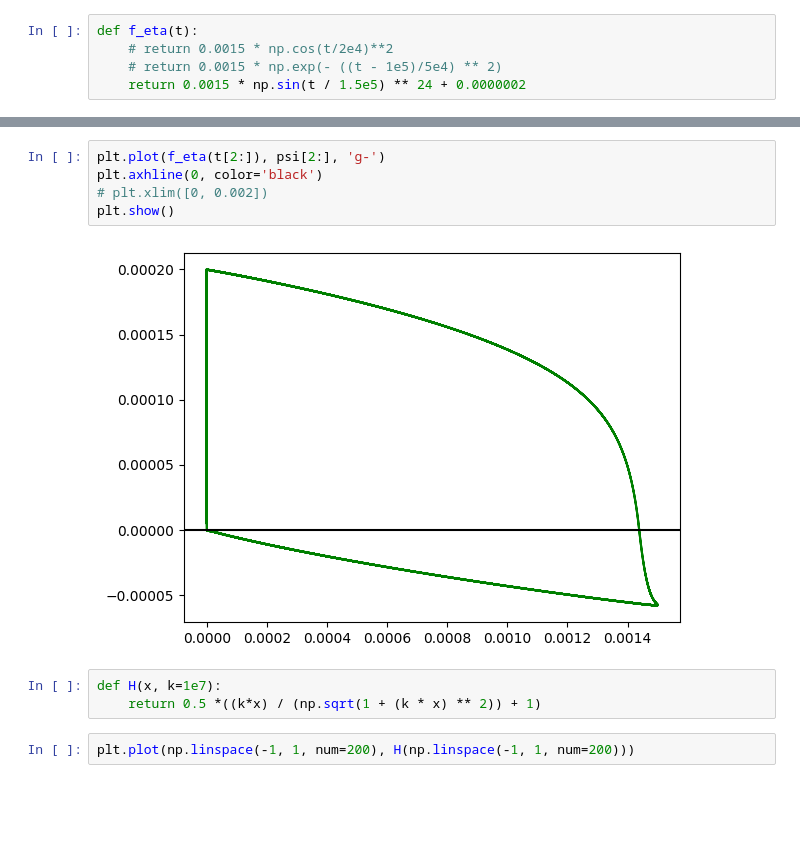
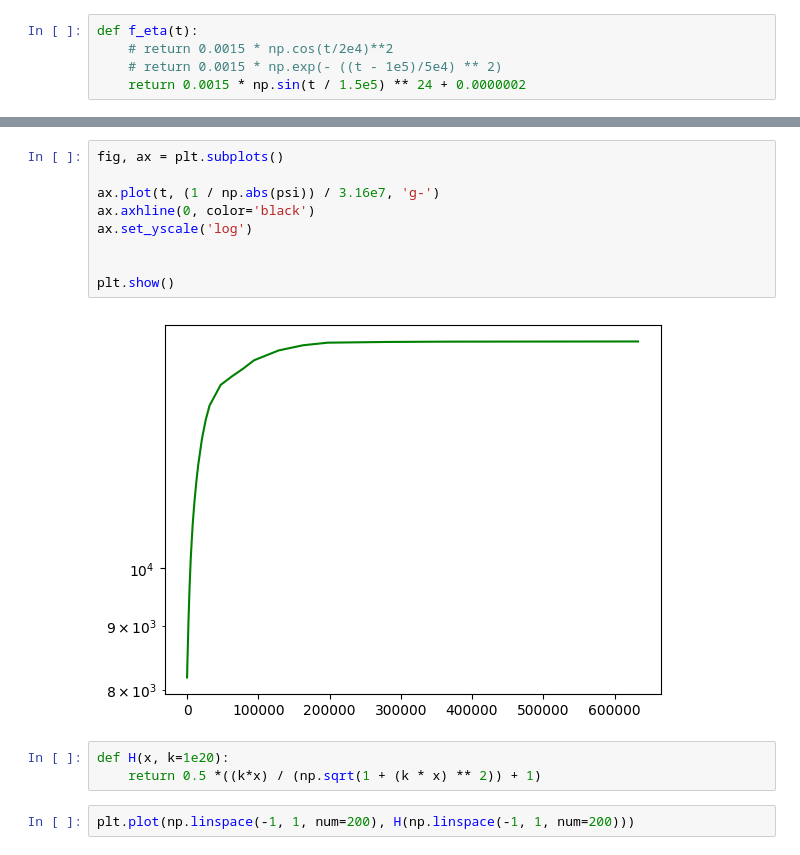
Before and after one commit to astro-pavan/kamino, a Jupyter notebook: notebooks/stommel_test.ipynb, the cells around one changed output, grey strips where cells are left out. Cells and saved outputs as stored; diff of their text form; blank space fills up the shorter version.

```diff
--- a/notebooks/stommel_test.ipynb
+++ b/notebooks/stommel_test.ipynb
@@ -74,12 +135,16 @@ plt.show()
-# %%
-plt.plot(f_eta(t[2:]), psi[2:], 'g-')
-plt.axhline(0, color='black')
-# plt.xlim([0, 0.002])
-plt.show()
-# %% [output]
-[figure, removed]
+# %%
+fig, ax = plt.subplots()
+
+ax.plot(t, (1 / np.abs(psi)) / 3.16e7, 'g-')
+ax.axhline(0, color='black')
+ax.set_yscale('log')
+
+
+plt.show()
+# %% [output]
+[figure, added]
 # %%
-def H(x, k=1e7):
+def H(x, k=1e20):
     return 0.5 *((k*x) / (np.sqrt(1 + (k * x) ** 2)) + 1)
 # %%
 plt.plot(np.linspace(-1, 1, num=200), H(np.linspace(-1, 1, num=200)))
```
Also changed, not shown: parts of 7 cells of this notebook, 6 other files.
